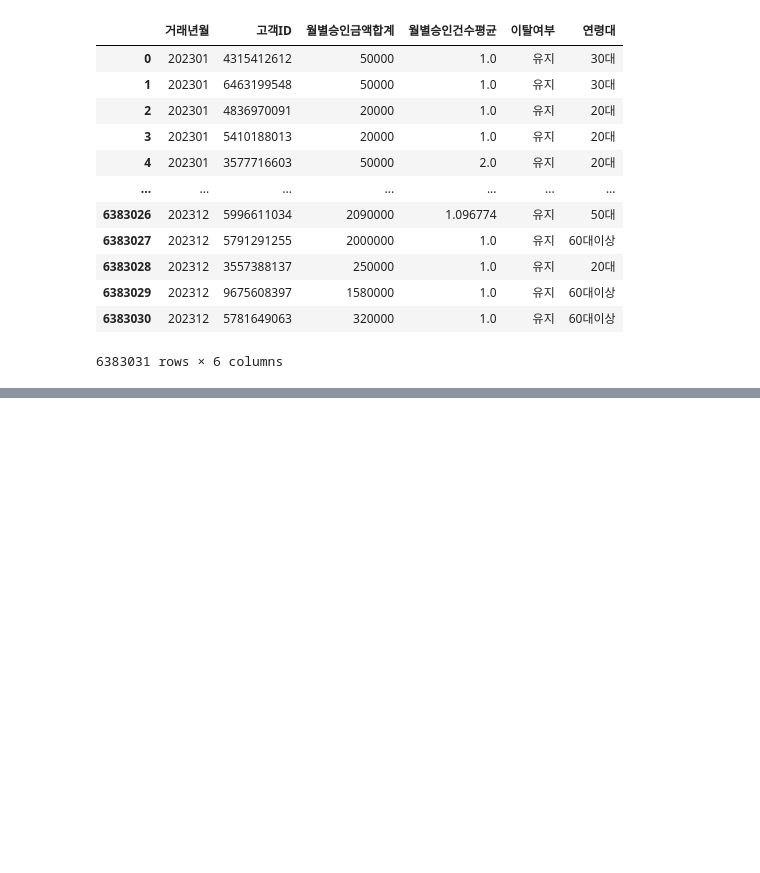
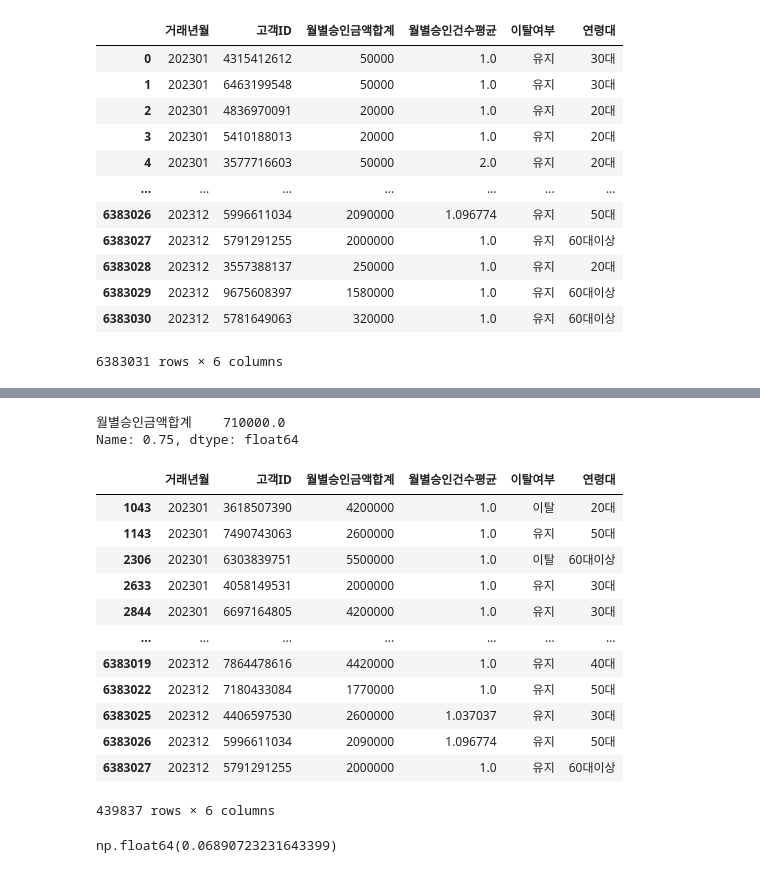
Before and after one commit to iMBanker-iM2030/IM2030, a Jupyter notebook: notebook/im2030.ipynb, the cells around one changed output, grey strips where cells are left out. Cells and saved outputs as stored; diff of their text form; code cells hidden in the pictures; blank space fills up the shorter version.

```diff
--- a/notebook/im2030.ipynb
+++ b/notebook/im2030.ipynb
@@ -135,0 +136,11 @@ IQR = df[['컬럼명']].quantile(q=0.75) - df[['컬럼명']].quantile(q=0.25)
+# %%
+# 이상치 비율 확인
+# 1분위
+q1_i = cs_merge[cs_merge['이탈여부']=='이탈'][TARGET].quantile(q=0.25)
+# 3분위
+q3_i = cs_merge[cs_merge['이탈여부']=='이탈'][TARGET].quantile(q=0.75)
+
+IQR =  q3_i - q1_i
+# %%
+q1 = cs_merge[cs_merge['이탈여부']=='유지'][TARGET].quantile(q=0.25)
+q3 = cs_merge[cs_merge['이탈여부']=='유지'][TARGET].quantile(q=0.75)
@@ -135,0 +151,3 @@ IQR = df[['컬럼명']].quantile(q=0.75) - df[['컬럼명']].quantile(q=0.25)
+# %%
+df_iqr = cs_merge[cs_merge[TARGET]>= (q3[TARGET] + 1.5*IQR[TARGET])]
+df_iqr = pd.concat([cs_merge[cs_merge[TARGET] <= (q1[TARGET] - 1.5*IQR[TARGET])], df_iqr])
@@ -135,0 +167,26 @@ IQR = df[['컬럼명']].quantile(q=0.75) - df[['컬럼명']].quantile(q=0.25)
+# %%
+q3
+# %% [output]
+월별승인금액합계    710000.0
+Name: 0.75, dtype: float64
+# %%
+df_iqr
+# %% [output]
+|  | 거래년월 | 고객ID | 월별승인금액합계 | 월별승인건수평균 | 이탈여부 | 연령대 |
+| 1043 | 202301 | 3618507390 | 4200000 | 1.0 | 이탈 | 20대 |
+| 1143 | 202301 | 7490743063 | 2600000 | 1.0 | 유지 | 50대 |
+| 2306 | 202301 | 6303839751 | 5500000 | 1.0 | 이탈 | 60대이상 |
+| 2633 | 202301 | 4058149531 | 2000000 | 1.0 | 유지 | 30대 |
+| 2844 | 202301 | 6697164805 | 4200000 | 1.0 | 유지 | 30대 |
+| ... | ... | ... | ... | ... | ... | ... |
+| 6383019 | 202312 | 7864478616 | 4420000 | 1.0 | 유지 | 40대 |
+| 6383022 | 202312 | 7180433084 | 1770000 | 1.0 | 유지 | 50대 |
+| 6383025 | 202312 | 4406597530 | 2600000 | 1.037037 | 유지 | 30대 |
+| 6383026 | 202312 | 5996611034 | 2090000 | 1.096774 | 유지 | 50대 |
+| 6383027 | 202312 | 5791291255 | 2000000 | 1.0 | 유지 | 60대이상 |
+439837 rows × 6 columns
+# %%
+outlier_ratio=df_iqr[TARGET].count() / cs_merge[TARGET].count()
+outlier_ratio
+# %% [output]
+np.float64(0.06890723231643399)
```
Also changed, not shown: parts of 5 cells of this notebook, 1 other file.
